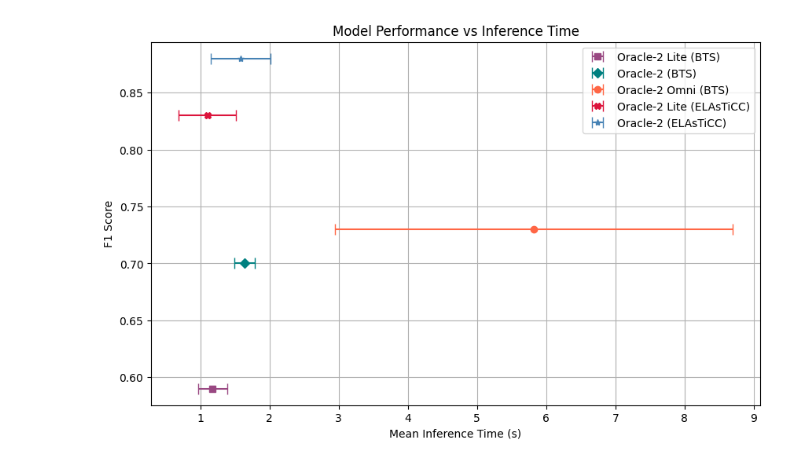
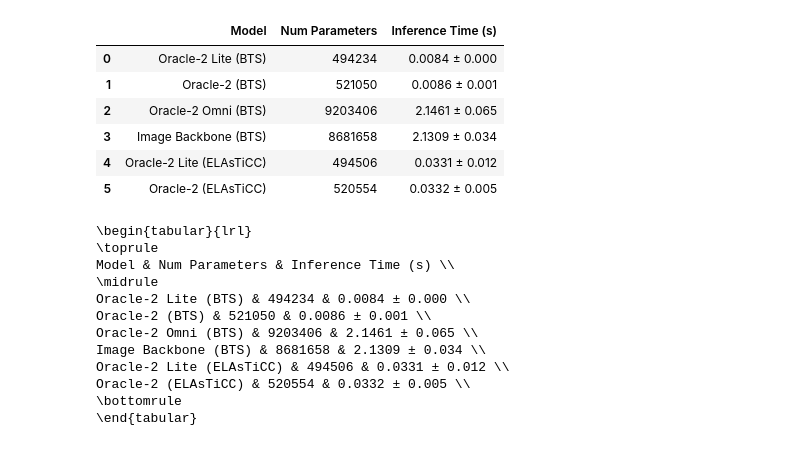
Before and after one commit to dev-ved30/Oracle, a Jupyter notebook: paper_figures/figure_throughput/throughput.ipynb, the cells around one changed output. Cells and saved outputs as stored; diff of their text form; code cells hidden in the pictures.

```diff
--- a/paper_figures/figure_throughput/throughput.ipynb
+++ b/paper_figures/figure_throughput/throughput.ipynb
@@ -105,13 +148,42 @@ std_times
-# %%
-# make f1 vs throughput plot
-plt.figure(figsize=(10, 6))
-for m in models:
-    plt.errorbar(mean_times[m], F1_scores[m], xerr=std_times[m], fmt=markers[m], color=colors[m], label=m, capsize=5)
-plt.xlabel('Mean Inference Time (s)')
-plt.ylabel('F1 Score')
-plt.title('Model Performance vs Inference Time')
-plt.legend()
-plt.grid()
-plt.show()
-# %% [output]
-[figure, removed]
+# %%
+# make a table of the results
+import pandas as pd
+
+results_df = pd.DataFrame({
+    'Model': list(models.keys()),
+    'Mean Inference Time (s)': [mean_times[m] for m in models],
+    'Inference Time Std (s)': [std_times[m] for m in models],
+    # 'F1 Score Min': [F1_scores_min[m] for m in models],
+    # 'F1 Score Max': [F1_scores_max[m] for m in models],
+    'Num Parameters': [parameter_counts[m] for m in models]
+})
+
+# make the formatted table with the mean and std in the same column
+results_df['Inference Time (s)'] = results_df.apply(lambda row: f"{row['Mean Inference Time (s)']:.4f} ± {row['Inference Time Std (s)']:.3f}", axis=1)
+results_df.drop(columns=['Mean Inference Time (s)', 'Inference Time Std (s)'], inplace=True)
+
+
+results_df
+# %% [output]
+|  | Model | Num Parameters | Inference Time (s) |
+| 0 | Oracle-2 Lite (BTS) | 494234 | 0.0084 ± 0.000 |
+| 1 | Oracle-2 (BTS) | 521050 | 0.0086 ± 0.001 |
+| 2 | Oracle-2 Omni (BTS) | 9203406 | 2.1461 ± 0.065 |
+| 3 | Image Backbone (BTS) | 8681658 | 2.1309 ± 0.034 |
+| 4 | Oracle-2 Lite (ELAsTiCC) | 494506 | 0.0331 ± 0.012 |
+| 5 | Oracle-2 (ELAsTiCC) | 520554 | 0.0332 ± 0.005 |
+# %%
+print(results_df.to_latex(index=False))
+# %% [output]
+\begin{tabular}{lrl}
+\toprule
+Model & Num Parameters & Inference Time (s) \\
+\midrule
+Oracle-2 Lite (BTS) & 494234 & 0.0084 ± 0.000 \\
+Oracle-2 (BTS) & 521050 & 0.0086 ± 0.001 \\
+Oracle-2 Omni (BTS) & 9203406 & 2.1461 ± 0.065 \\
+Image Backbone (BTS) & 8681658 & 2.1309 ± 0.034 \\
+Oracle-2 Lite (ELAsTiCC) & 494506 & 0.0331 ± 0.012 \\
+Oracle-2 (ELAsTiCC) & 520554 & 0.0332 ± 0.005 \\
+\bottomrule
+\end{tabular}
```
Also changed, not shown: parts of 7 cells of this notebook.
